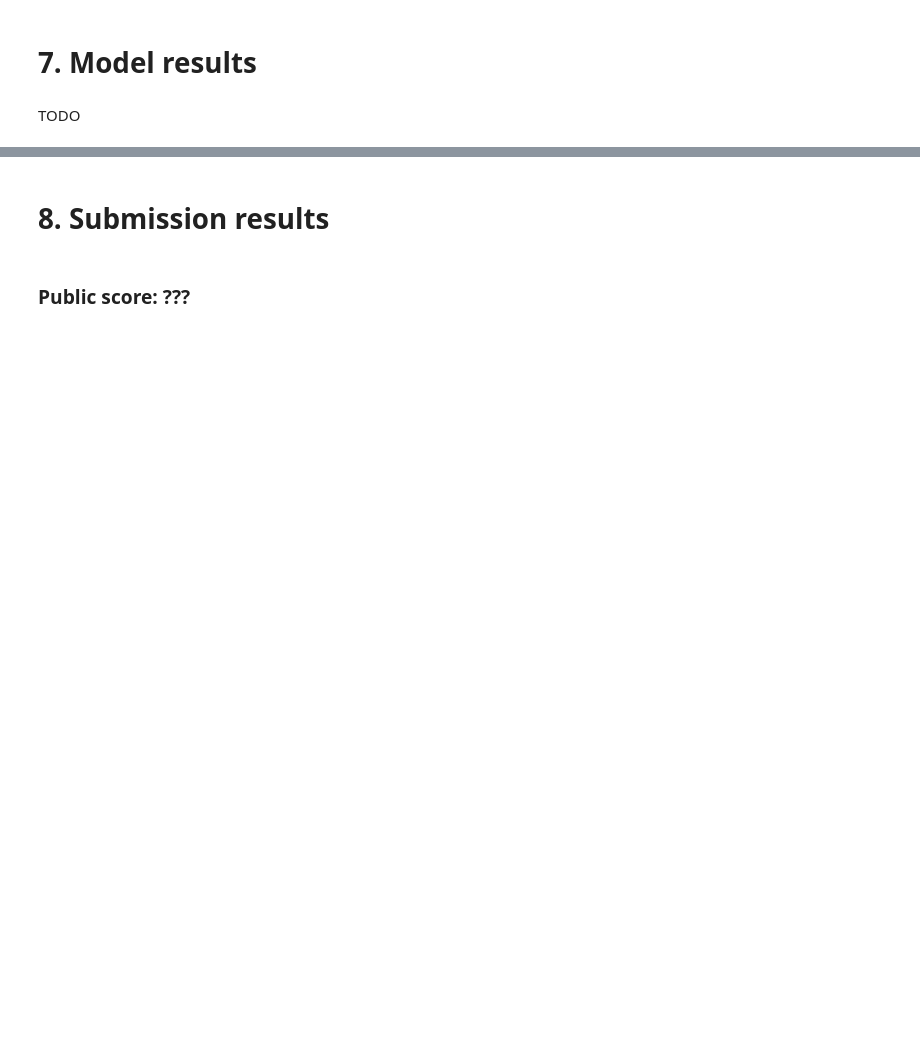
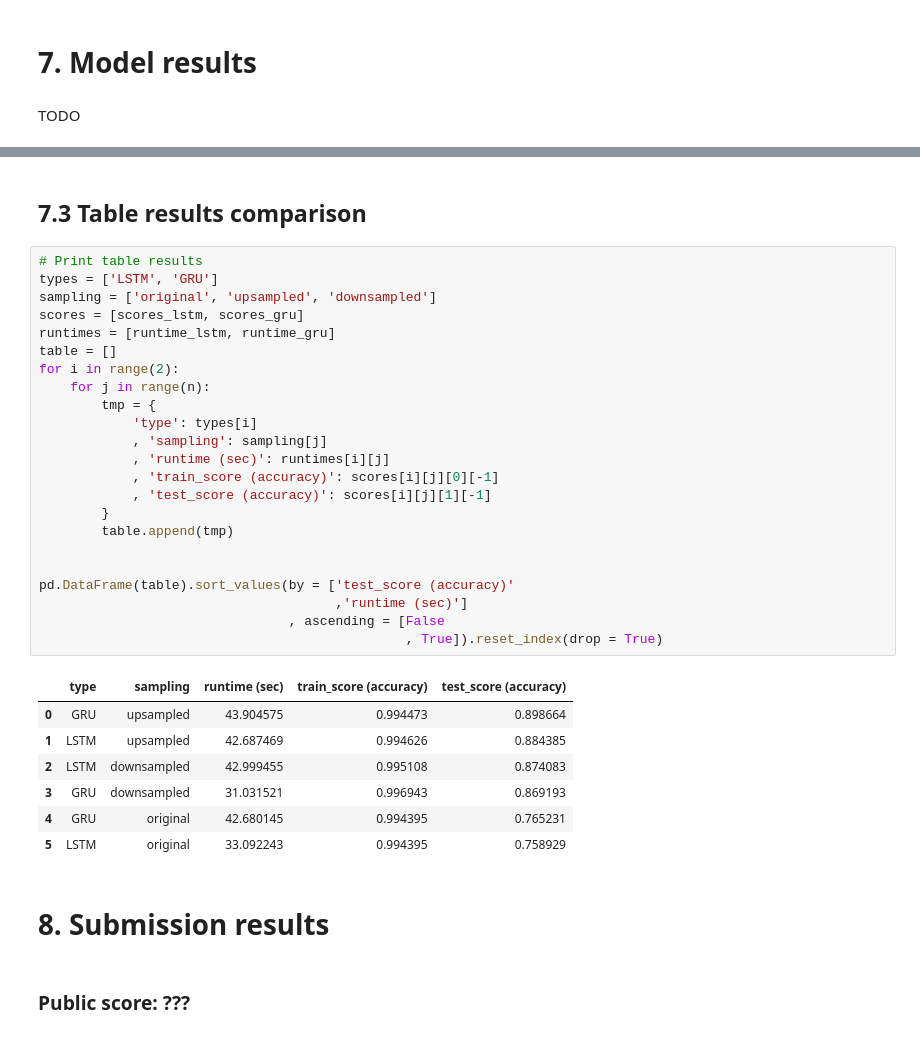
Before and after one commit to jaymanvirk/kaggle_disaster_tweets, a Jupyter notebook: disaster_tweets.ipynb, the cells around one changed output, grey strips where cells are left out. Drawn from its saved outputs; the diff is of its cells as text; blank space fills up the shorter version.

```diff
--- a/disaster_tweets.ipynb
+++ b/disaster_tweets.ipynb
@@ -413,3 +638,36 @@ model.fit(X_train, y_train
+# %% [markdown]
+## 7.3 Table results comparison <a class="anchor" id="chapter_7_3"></a>
+# %%
+# Print table results
+types = ['LSTM', 'GRU']
+sampling = ['original', 'upsampled', 'downsampled']
+scores = [scores_lstm, scores_gru]
+runtimes = [runtime_lstm, runtime_gru]
+table = []
+for i in range(2):
+    for j in range(n):
+        tmp = {
+            'type': types[i]
+            , 'sampling': sampling[j]
+            , 'runtime (sec)': runtimes[i][j]
+            , 'train_score (accuracy)': scores[i][j][0][-1]
+            , 'test_score (accuracy)': scores[i][j][1][-1]
+        }
+        table.append(tmp)
+
+
+pd.DataFrame(table).sort_values(by = ['test_score (accuracy)'
+                                      ,'runtime (sec)']
+                                , ascending = [False
+                                               , True]).reset_index(drop = True)
+# %% [output]
+|  | type | sampling | runtime (sec) | train_score (accuracy) | test_score (accuracy) |
+| 0 | GRU | upsampled | 43.904575 | 0.994473 | 0.898664 |
+| 1 | LSTM | upsampled | 42.687469 | 0.994626 | 0.884385 |
+| 2 | LSTM | downsampled | 42.999455 | 0.995108 | 0.874083 |
+| 3 | GRU | downsampled | 31.031521 | 0.996943 | 0.869193 |
+| 4 | GRU | original | 42.680145 | 0.994395 | 0.765231 |
+| 5 | LSTM | original | 33.092243 | 0.994395 | 0.758929 |
 # %% [markdown]
 # 8. Submission results <a class="anchor" id="chapter_8"></a>
 # %% [markdown]
```
Also changed, not shown: parts of 48 cells of this notebook.
